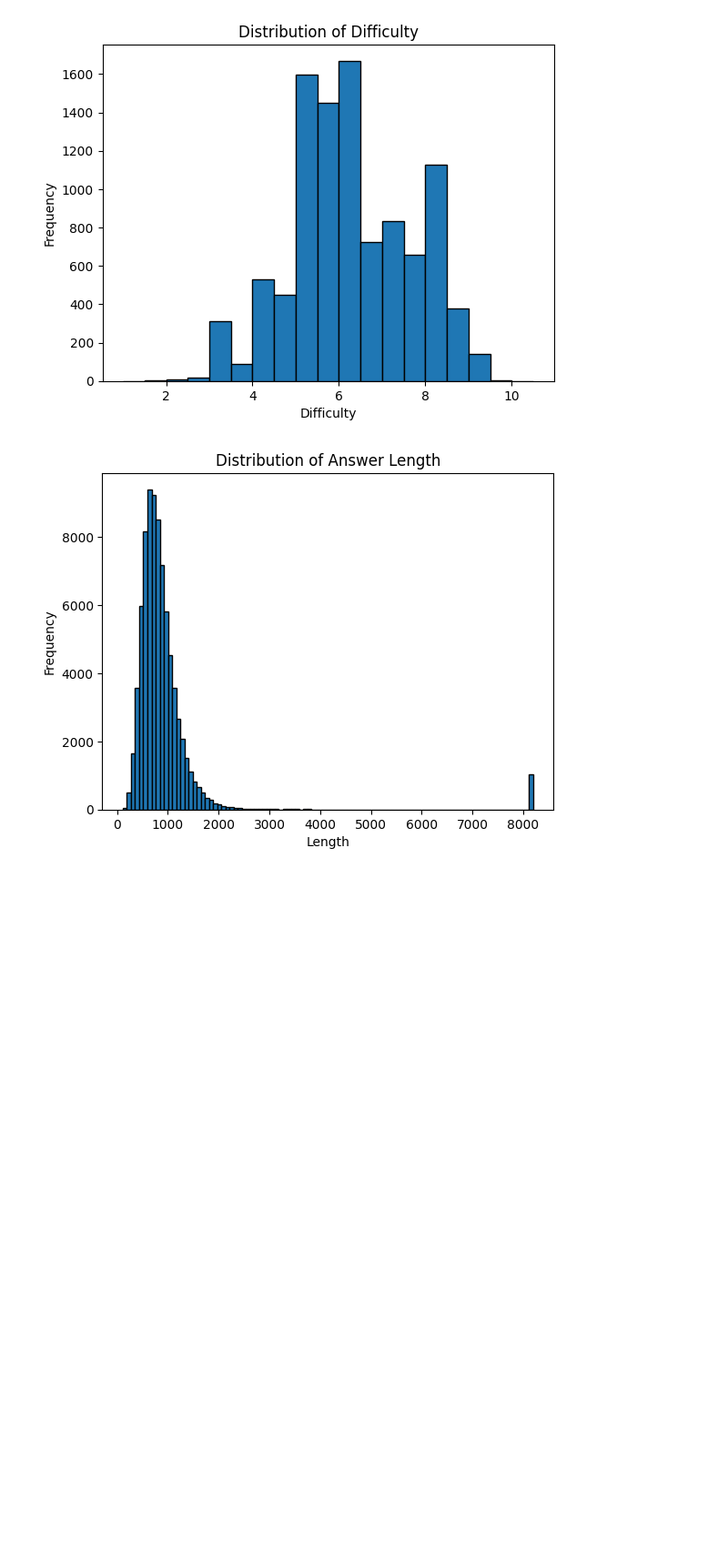
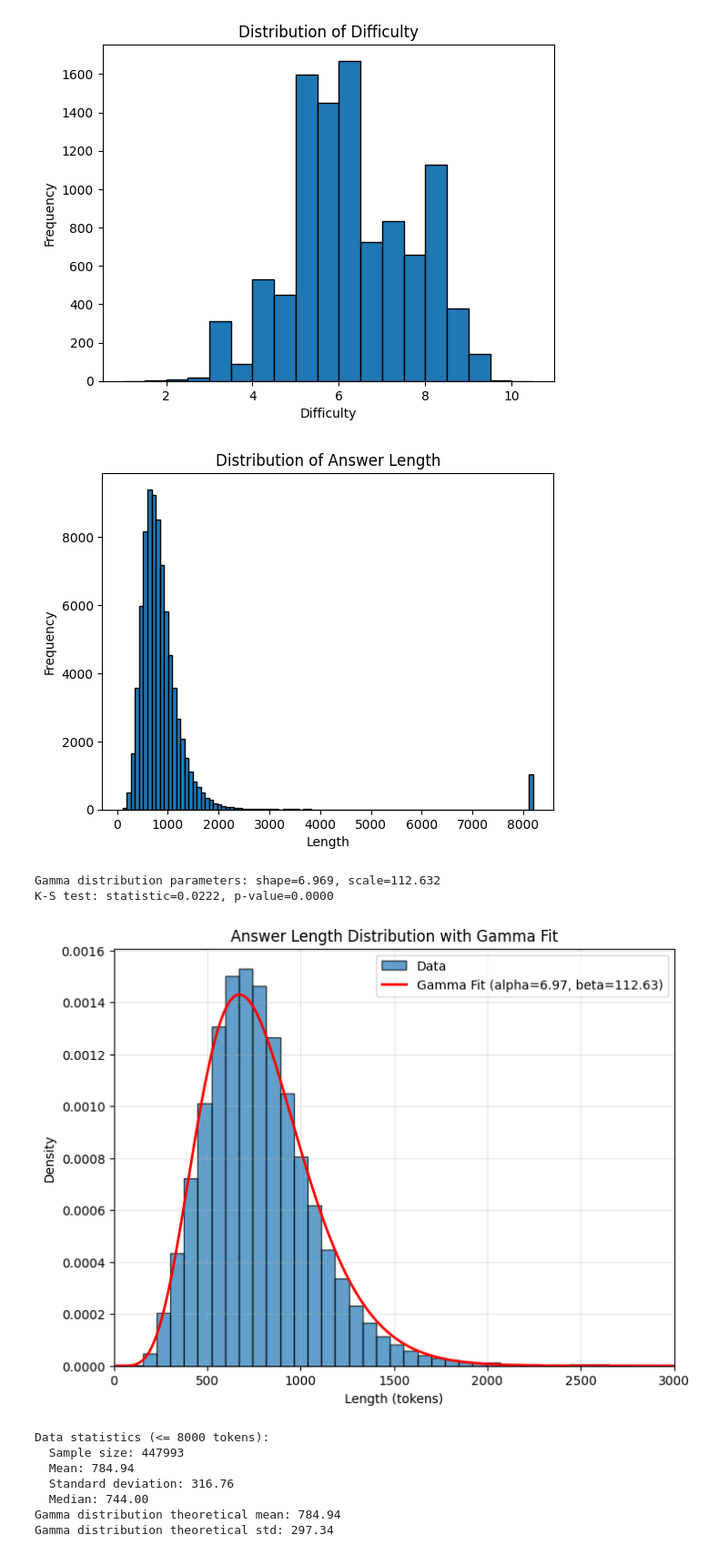
Before and after one commit to namezhenzhang/LLaMA-Factory-Lenght-Value-Model, a Jupyter notebook: data_preprocess/test.ipynb, the cells around one changed output. Shown: that part at 91% size. Cells and saved outputs as stored; diff of their text form; code cells hidden in the pictures; blank space fills up the shorter version.

```diff
--- a/data_preprocess/test.ipynb
+++ b/data_preprocess/test.ipynb
@@ -88,3 +88,65 @@ plt.ylabel('Frequency')
 plt.show()
 # %% [output]
 [figure]
+# %%
+import json
+import matplotlib.pyplot as plt
+import numpy as np
+from scipy import stats
+from scipy.optimize import curve_fit
+
+# Load data
+with open("/data2/zzhang/dir1/LLaMA-Factory-Lenght-Value-Model/data/dapo_math_17k_7000.json", "r") as f:
+    data = json.load(f)
+length_data = [d["meta_info"]["answer_token_length"] for d in data]
+
+# Filter: ignore values > 8000
+filtered_length_data = [x for x in length_data if x <= 8000]
+
+# Create histogram
+plt.figure(figsize=(8, 6))
+n, bins, patches = plt.hist(filtered_length_data, bins=100, density=True, alpha=0.7, edgecolor='black', label='Data')
+
+# Fit Gamma distribution using scipy.stats
+shape, loc, scale = stats.gamma.fit(filtered_length_data, floc=0)  # floc=0 fixes location parameter to 0
+print(f"Gamma distribution parameters: shape={shape:.3f}, scale={scale:.3f}")
+
+# Generate x values for fitted curve
+x = np.linspace(min(filtered_length_data), max(filtered_length_data), 1000)
+# Calculate Gamma distribution probability density function
+gamma_pdf = stats.gamma.pdf(x, shape, loc=loc, scale=scale)
+
+# Plot fitted curve
+plt.plot(x, gamma_pdf, 'r-', linewidth=2, label=f'Gamma Fit (alpha={shape:.2f}, beta={scale:.2f})')
+
+# Calculate goodness of fit (Kolmogorov-Smirnov test)
+ks_statistic, p_value = stats.kstest(filtered_length_data, lambda x: stats.gamma.cdf(x, shape, loc=loc, scale=scale))
+print(f"K-S test: statistic={ks_statistic:.4f}, p-value={p_value:.4f}")
+
+plt.title('Answer Length Distribution with Gamma Fit')
+plt.xlabel('Length (tokens)')
+plt.ylabel('Density')
+plt.legend()
+plt.xlim(0, 3000)
+plt.grid(True, alpha=0.3)
+plt.show()
+
+# Display basic statistics
+print(f"Data statistics (<= 8000 tokens):")
+print(f"  Sample size: {len(filtered_length_data)}")
+print(f"  Mean: {np.mean(filtered_length_data):.2f}")
+print(f"  Standard deviation: {np.std(filtered_length_data):.2f}")
+print(f"  Median: {np.median(filtered_length_data):.2f}")
+print(f"Gamma distribution theoretical mean: {shape * scale:.2f}")
+print(f"Gamma distribution theoretical std: {np.sqrt(shape * scale**2):.2f}")
+# %% [output]
+Gamma distribution parameters: shape=6.969, scale=112.632
+K-S test: statistic=0.0222, p-value=0.0000
+[figure, added]
+Data statistics (<= 8000 tokens):
+  Sample size: 447993
+  Mean: 784.94
+  Standard deviation: 316.76
+  Median: 744.00
+Gamma distribution theoretical mean: 784.94
+Gamma distribution theoretical std: 297.34
```
Also changed, not shown: parts of 3 cells of this notebook, 8 other files.
